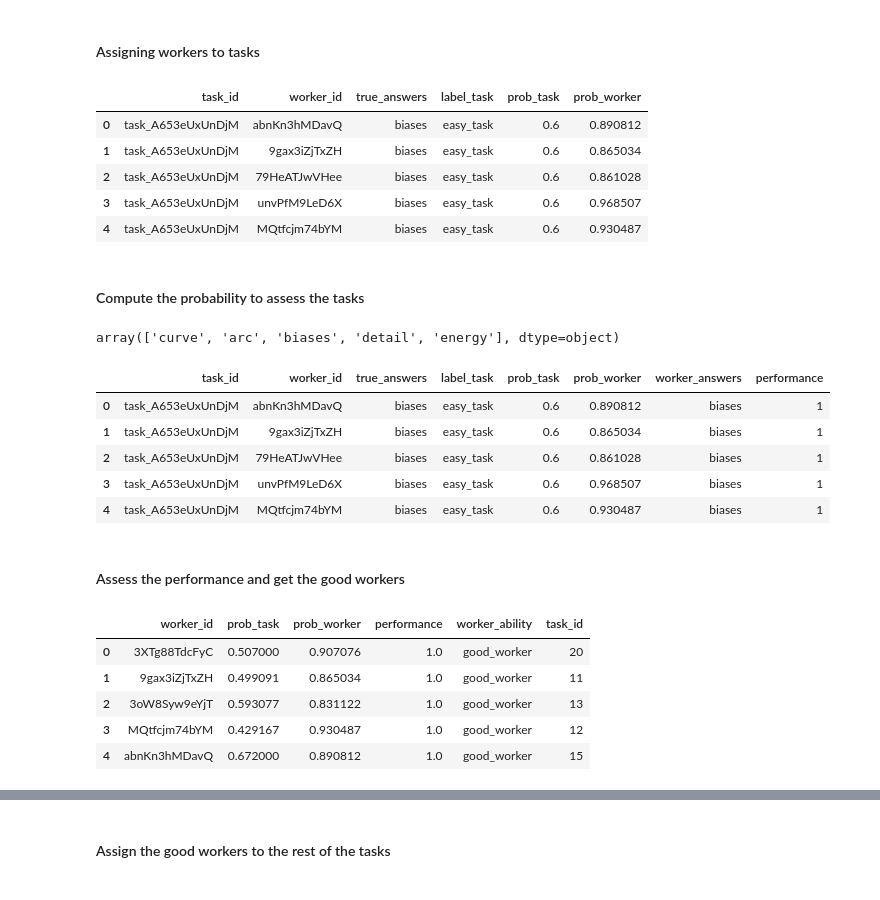
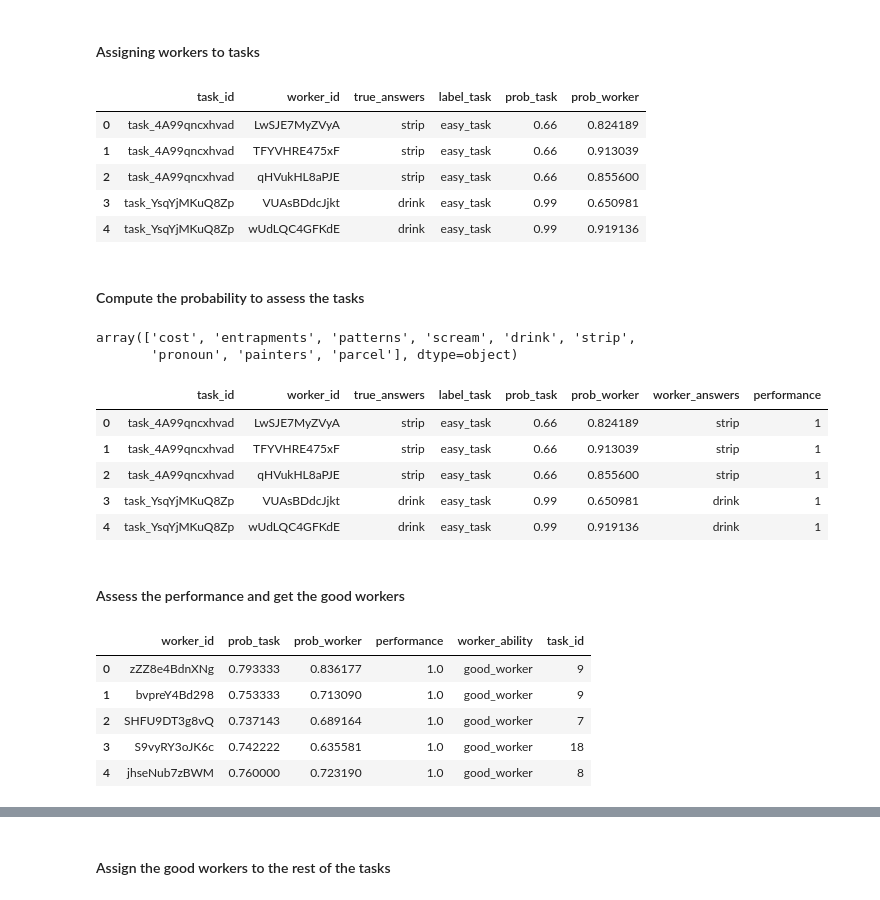
Before and after one commit to MaastrichtU-IDS/crowdsourcing-experiments, a Jupyter notebook: notebooks/2c Testing Method.ipynb, the cells around one changed output, grey strips where cells are left out. Saved outputs shown, nothing was run; the diff lists cells and outputs as text; code cells hidden in the pictures.

```diff
--- a/notebooks/2c Testing Method.ipynb
+++ b/notebooks/2c Testing Method.ipynb
@@ -8,9 +11,9 @@ from pycm import *
 # %% [markdown]
 #### Simulate the tasks
 # %%
-total_tasks = 415
-p_hard_tasks = 0.4
-number_of_valid_answers = 5
+total_tasks = 1643
+p_hard_tasks = 0
+number_of_valid_answers = 9
 df_tasks = cs.Tasks(number_of_valid_answers).create(total_tasks, p_hard_tasks)
 df_tasks.head()
 # %% [output]
@@ -24,7 +27,7 @@ df_tasks.head()
 # %% [markdown]
 #### Simulate the workers
 # %%
-total_workers = 40 #50 #30
+total_workers = 145
 workers = cs.Workers().create(total_workers)
 workers.head()
 # %% [output]
@@ -49,24 +51,25 @@ tasks_train, tasks_rest = tasks_split(df_tasks, .3)
 # %% [markdown]
 #### Assigning workers to tasks
 # %%
-wpt = 5
+wpt = 3
 #workers per task always smaller than the number of workers
 df_tw = cs.AssignTasks(tasks_train, workers, wpt).create()
 df_tw.head()
 # %% [output]
 |  | task_id | worker_id | true_answers | label_task | prob_task | prob_worker |
-| 0 | task_A653eUxUnDjM | abnKn3hMDavQ | biases | easy_task | 0.6 | 0.890812 |
-| 1 | task_A653eUxUnDjM | 9gax3iZjTxZH | biases | easy_task | 0.6 | 0.865034 |
-| 2 | task_A653eUxUnDjM | 79HeATJwVHee | biases | easy_task | 0.6 | 0.861028 |
-| 3 | task_A653eUxUnDjM | unvPfM9LeD6X | biases | easy_task | 0.6 | 0.968507 |
-| 4 | task_A653eUxUnDjM | MQtfcjm74bYM | biases | easy_task | 0.6 | 0.930487 |
+| 0 | task_4A99qncxhvad | LwSJE7MyZVyA | strip | easy_task | 0.66 | 0.824189 |
+| 1 | task_4A99qncxhvad | TFYVHRE475xF | strip | easy_task | 0.66 | 0.913039 |
+| 2 | task_4A99qncxhvad | qHVukHL8aPJE | strip | easy_task | 0.66 | 0.855600 |
+| 3 | task_YsqYjMKuQ8Zp | VUAsBDdcJjkt | drink | easy_task | 0.99 | 0.650981 |
+| 4 | task_YsqYjMKuQ8Zp | wUdLQC4GFKdE | drink | easy_task | 0.99 | 0.919136 |
 # %% [markdown]
 #### Compute the probability to assess the tasks
 # %%
 keys = df_tasks['true_answers'].unique()
 keys
 # %% [output]
-array(['curve', 'arc', 'biases', 'detail', 'energy'], dtype=object)
+array(['cost', 'entrapments', 'patterns', 'scream', 'drink', 'strip',
+       'pronoun', 'painters', 'parcel'], dtype=object)
 # %%
 cp = cm.ComputeProbability(df_tw['prob_task'], df_tw['prob_worker'], keys)
 df_tw['worker_answers'] = cm.WorkerAnswer(df_tw['true_answers'], cp.predict(), keys).match()
@@ -74,11 +77,11 @@ df_tw['performance'] = cp.predict()
 df_tw.head()
 # %% [output]
 |  | task_id | worker_id | true_answers | label_task | prob_task | prob_worker | worker_answers | performance |
-| 0 | task_A653eUxUnDjM | abnKn3hMDavQ | biases | easy_task | 0.6 | 0.890812 | biases | 1 |
-| 1 | task_A653eUxUnDjM | 9gax3iZjTxZH | biases | easy_task | 0.6 | 0.865034 | biases | 1 |
-| 2 | task_A653eUxUnDjM | 79HeATJwVHee | biases | easy_task | 0.6 | 0.861028 | biases | 1 |
-| 3 | task_A653eUxUnDjM | unvPfM9LeD6X | biases | easy_task | 0.6 | 0.968507 | biases | 1 |
-| 4 | task_A653eUxUnDjM | MQtfcjm74bYM | biases | easy_task | 0.6 | 0.930487 | biases | 1 |
+| 0 | task_4A99qncxhvad | LwSJE7MyZVyA | strip | easy_task | 0.66 | 0.824189 | strip | 1 |
+| 1 | task_4A99qncxhvad | TFYVHRE475xF | strip | easy_task | 0.66 | 0.913039 | strip | 1 |
+| 2 | task_4A99qncxhvad | qHVukHL8aPJE | strip | easy_task | 0.66 | 0.855600 | strip | 1 |
+| 3 | task_YsqYjMKuQ8Zp | VUAsBDdcJjkt | drink | easy_task | 0.99 | 0.650981 | drink | 1 |
+| 4 | task_YsqYjMKuQ8Zp | wUdLQC4GFKdE | drink | easy_task | 0.99 | 0.919136 | drink | 1 |
 # %% [markdown]
 #### Assess the performance and get the good workers
 # %%
@@ -87,11 +90,11 @@ df_workers = perf._workers()
 df_workers.head()
 # %% [output]
 |  | worker_id | prob_task | prob_worker | performance | worker_ability | task_id |
-| 0 | 3XTg88TdcFyC | 0.507000 | 0.907076 | 1.0 | good_worker | 20 |
-| 1 | 9gax3iZjTxZH | 0.499091 | 0.865034 | 1.0 | good_worker | 11 |
-| 2 | 3oW8Syw9eYjT | 0.593077 | 0.831122 | 1.0 | good_worker | 13 |
-| 3 | MQtfcjm74bYM | 0.429167 | 0.930487 | 1.0 | good_worker | 12 |
-| 4 | abnKn3hMDavQ | 0.672000 | 0.890812 | 1.0 | good_worker | 15 |
+| 0 | zZZ8e4BdnXNg | 0.793333 | 0.836177 | 1.0 | good_worker | 9 |
+| 1 | bvpreY4Bd298 | 0.753333 | 0.713090 | 1.0 | good_worker | 9 |
+| 2 | SHFU9DT3g8vQ | 0.737143 | 0.689164 | 1.0 | good_worker | 7 |
+| 3 | S9vyRY3oJK6c | 0.742222 | 0.635581 | 1.0 | good_worker | 18 |
+| 4 | jhseNub7zBWM | 0.760000 | 0.723190 | 1.0 | good_worker | 8 |
 # %%
 good_workers = workers.loc[perf.good_workers()]
 good_workers
```
Also changed, not shown: parts of 23 cells of this notebook, 11 other files.
